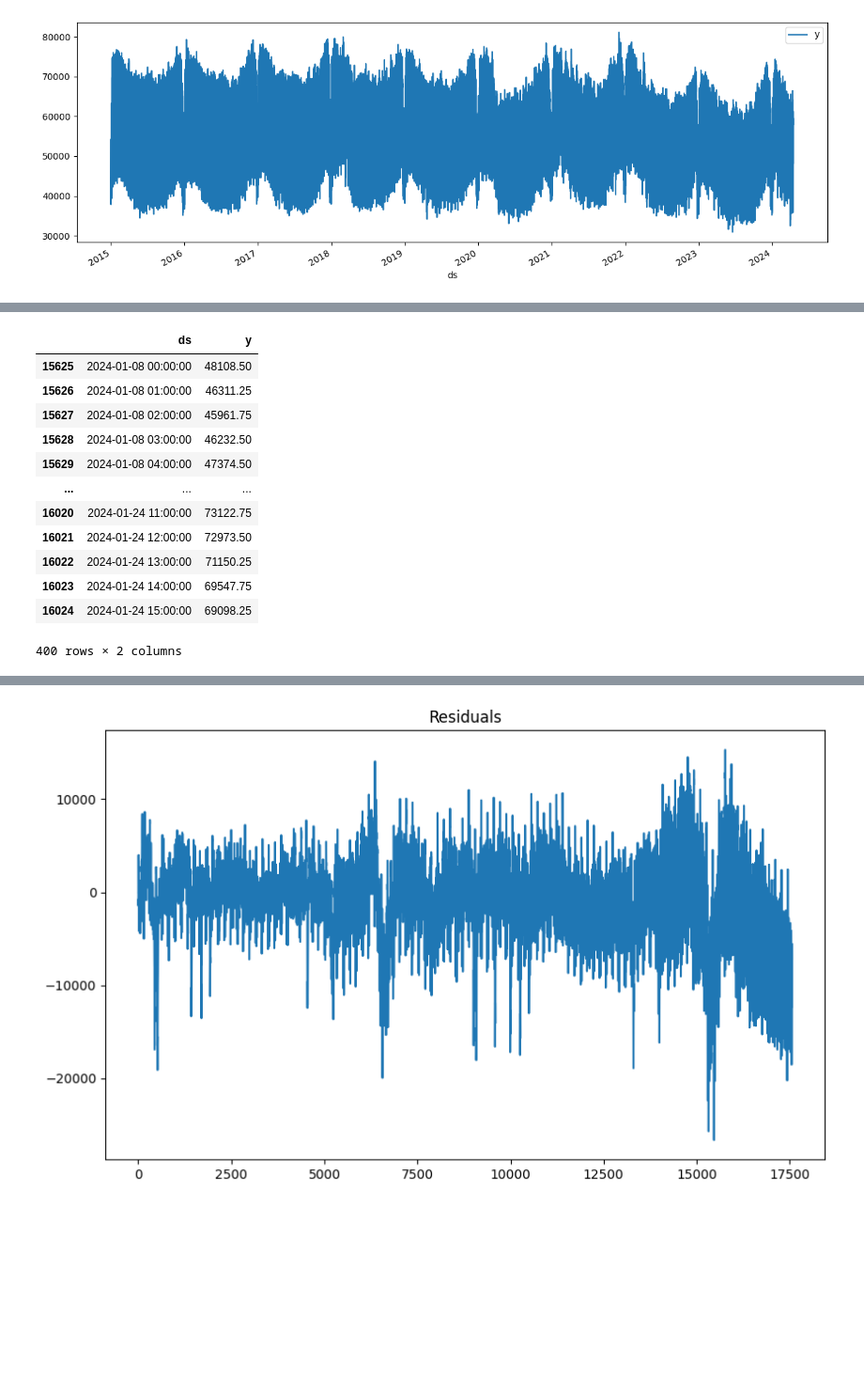
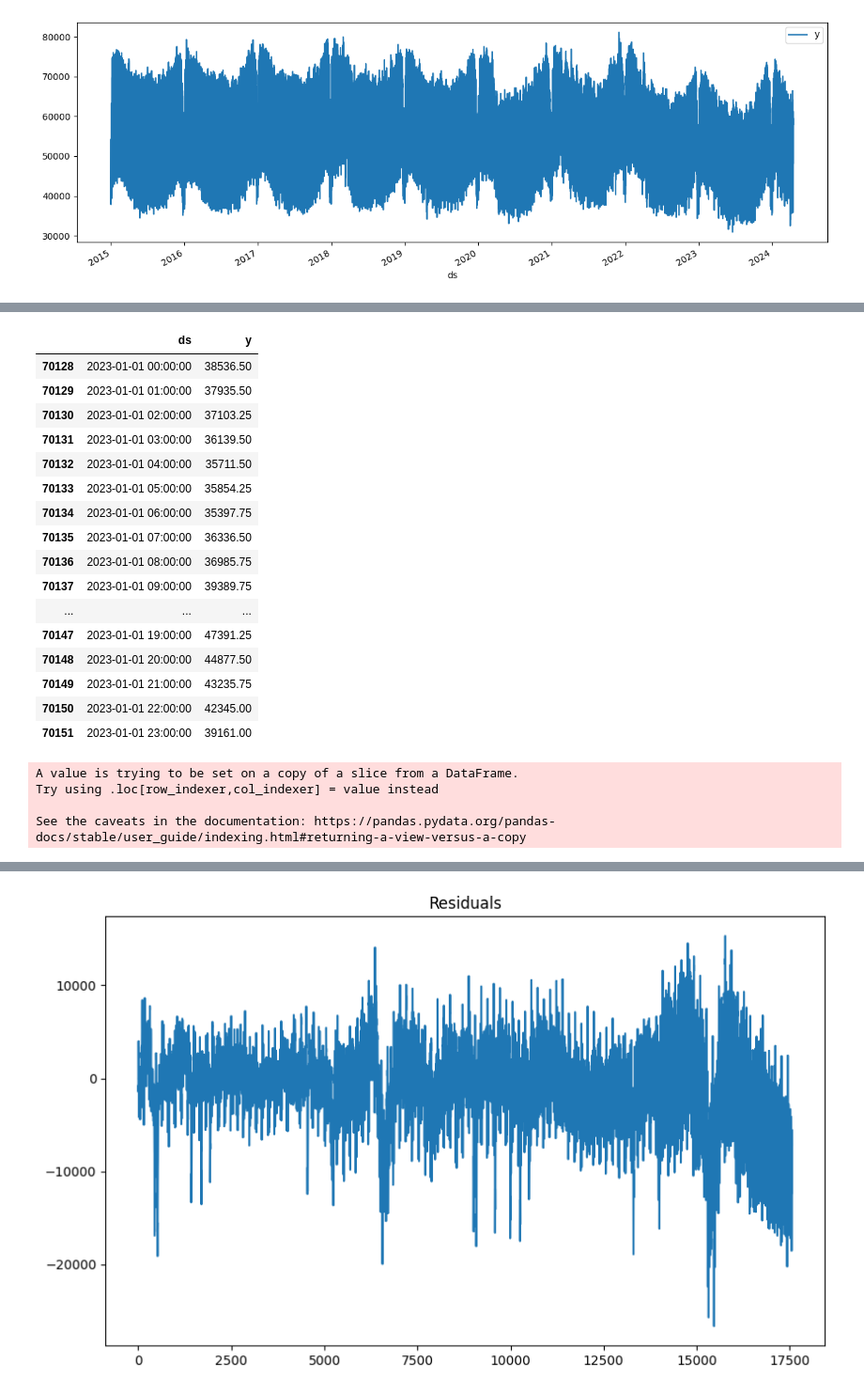
Before and after one commit to mepfel/majwo, a Jupyter notebook: predictibality_model_python/analysis.ipynb, the cells around one changed output, grey strips where cells are left out. Shown: that part at 94% size. Drawn from its saved outputs; the diff is of its cells as text; code cells hidden in the pictures; blank space fills up the shorter version.

```diff
--- a/predictibality_model_python/analysis.ipynb
+++ b/predictibality_model_python/analysis.ipynb
@@ -83,18 +103,27 @@ forecast.iloc[15623:16023]
 # %%
-df_test.iloc[168:568]
+df_test.iloc[:24]
 # %% [output]
 |  | ds | y |
-| 15625 | 2024-01-08 00:00:00 | 48108.50 |
-| 15626 | 2024-01-08 01:00:00 | 46311.25 |
-| 15627 | 2024-01-08 02:00:00 | 45961.75 |
-| 15628 | 2024-01-08 03:00:00 | 46232.50 |
-| 15629 | 2024-01-08 04:00:00 | 47374.50 |
+| 70128 | 2023-01-01 00:00:00 | 38536.50 |
+| 70129 | 2023-01-01 01:00:00 | 37935.50 |
+| 70130 | 2023-01-01 02:00:00 | 37103.25 |
+| 70131 | 2023-01-01 03:00:00 | 36139.50 |
+| 70132 | 2023-01-01 04:00:00 | 35711.50 |
+| 70133 | 2023-01-01 05:00:00 | 35854.25 |
+| 70134 | 2023-01-01 06:00:00 | 35397.75 |
+| 70135 | 2023-01-01 07:00:00 | 36336.50 |
+| 70136 | 2023-01-01 08:00:00 | 36985.75 |
+| 70137 | 2023-01-01 09:00:00 | 39389.75 |
 | ... | ... | ... |
-| 16020 | 2024-01-24 11:00:00 | 73122.75 |
-| 16021 | 2024-01-24 12:00:00 | 72973.50 |
-| 16022 | 2024-01-24 13:00:00 | 71150.25 |
-| 16023 | 2024-01-24 14:00:00 | 69547.75 |
-| 16024 | 2024-01-24 15:00:00 | 69098.25 |
+| 70147 | 2023-01-01 19:00:00 | 47391.25 |
+| 70148 | 2023-01-01 20:00:00 | 44877.50 |
+| 70149 | 2023-01-01 21:00:00 | 43235.75 |
+| 70150 | 2023-01-01 22:00:00 | 42345.00 |
+| 70151 | 2023-01-01 23:00:00 | 39161.00 |
-400 rows × 2 columns
 # %%
-forecast.loc[15623:16022,'y'] = df_test.iloc[168:568]['y'].values
+forecast.iloc[-24:]['y'] = df_test.iloc[:24]['y'].values
+# %% [output]
+A value is trying to be set on a copy of a slice from a DataFrame.
+Try using .loc[row_indexer,col_indexer] = value instead
+
+See the caveats in the documentation: https://pandas.pydata.org/pandas-docs/stable/user_guide/indexing.html#returning-a-view-versus-a-copy
```
Also changed, not shown: parts of 7 cells of this notebook, 4 other files.
